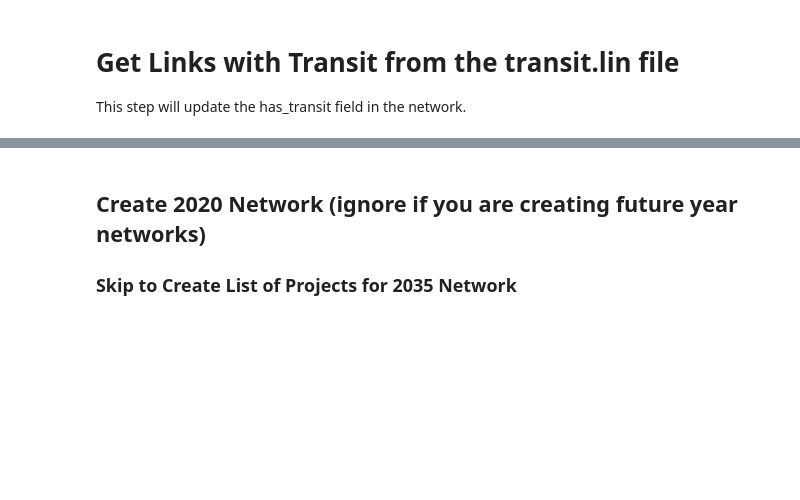
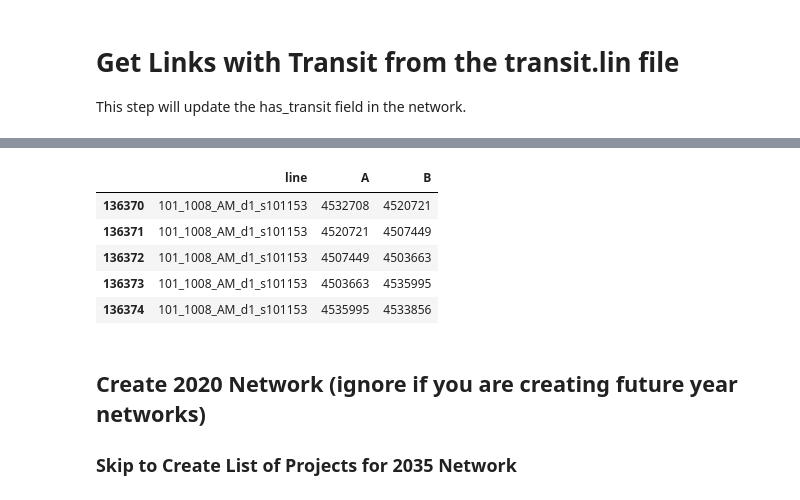
Before and after one commit to wsp-sag/Lasso, a Jupyter notebook: scripts/01-BCM_ApplyHighwayProjectCards.ipynb, the cells around one changed output, grey strips where cells are left out. Drawn from its saved outputs; the diff is of its cells as text; code cells hidden in the pictures; blank space fills up the shorter version.

Commit message:
Update 01-BCM_ApplyHighwayProjectCards.ipynb
Bug fixes to the BCM script that applied 2035 project cards.

```diff
--- a/scripts/01-BCM_ApplyHighwayProjectCards.ipynb
+++ b/scripts/01-BCM_ApplyHighwayProjectCards.ipynb
@@ -35,9 +35,9 @@ logger.setLevel(logging.INFO)
 # %% [markdown]
 # Specify Input Directories
 # %%
-pickle_dir = "D:/BCM Network Update" #Set to directory where the pickle files are stored
-card_dir = "D:/BCM Network Update/ProjectCards"#Set to directory where the cards are stored
-transit_dir = "D:/BCM Network Update/Transit"
+pickle_dir = "../../" #Set to directory where the pickle files are stored
+card_dir = "../../ProjectCards"#Set to directory where the cards are stored
+transit_dir = "../../Transit"
 lasso_dir = '..'
 # %%
 from lasso import Parameters
@@ -224,5 +184,13 @@ all_line_links_2020=all_line_links_2020.drop_duplicates(['A','B'])
 # %%
-all_line_links_2020.to_csv(os.path.join(transit_dir, "2020", "all_transit_links.csv"), index=False)
+all_line_links_2020=pd.read_csv(os.path.join(transit_dir, "2020", "all_transit_links.csv"))
+all_line_links_2020.tail()
+# %% [output]
+|  | line | A | B |
+| 136370 | 101_1008_AM_d1_s101153 | 4532708 | 4520721 |
+| 136371 | 101_1008_AM_d1_s101153 | 4520721 | 4507449 |
+| 136372 | 101_1008_AM_d1_s101153 | 4507449 | 4503663 |
+| 136373 | 101_1008_AM_d1_s101153 | 4503663 | 4535995 |
+| 136374 | 101_1008_AM_d1_s101153 | 4535995 | 4533856 |
 # %% [markdown]
 ## Create 2020 Network (ignore if you are creating future year networks)
 
```
Also changed, not shown: parts of 17 cells of this notebook.
